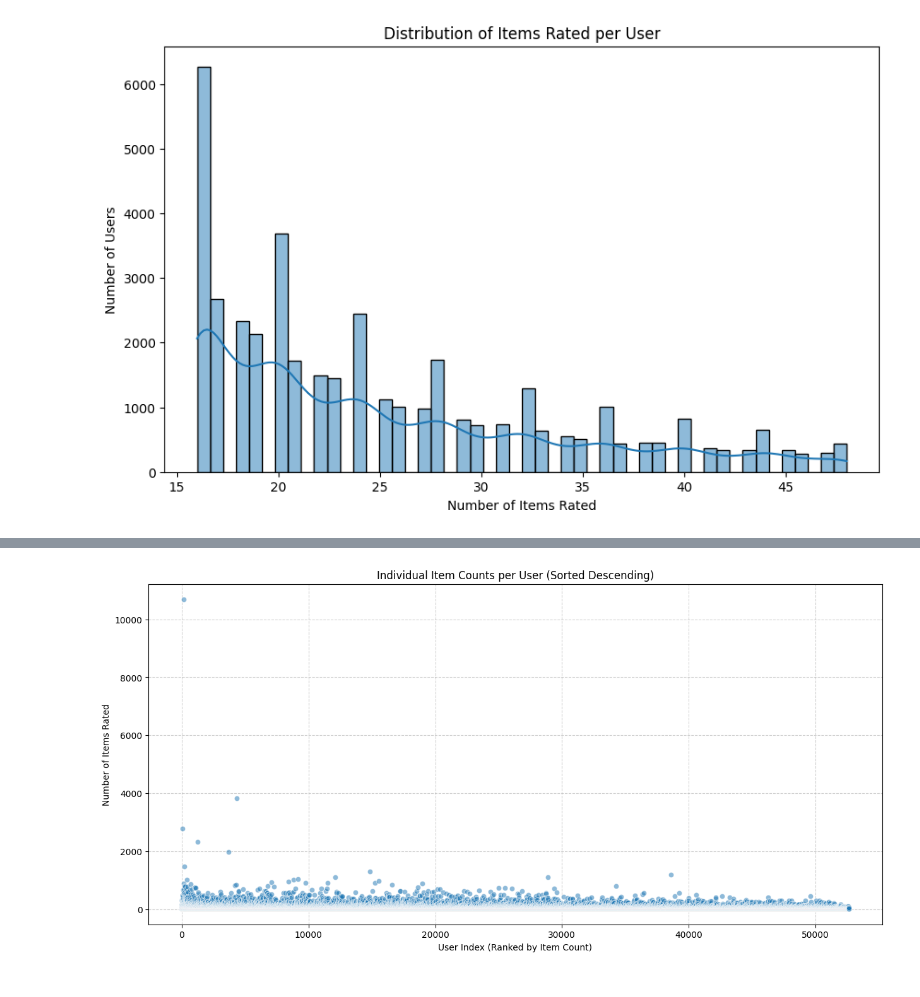
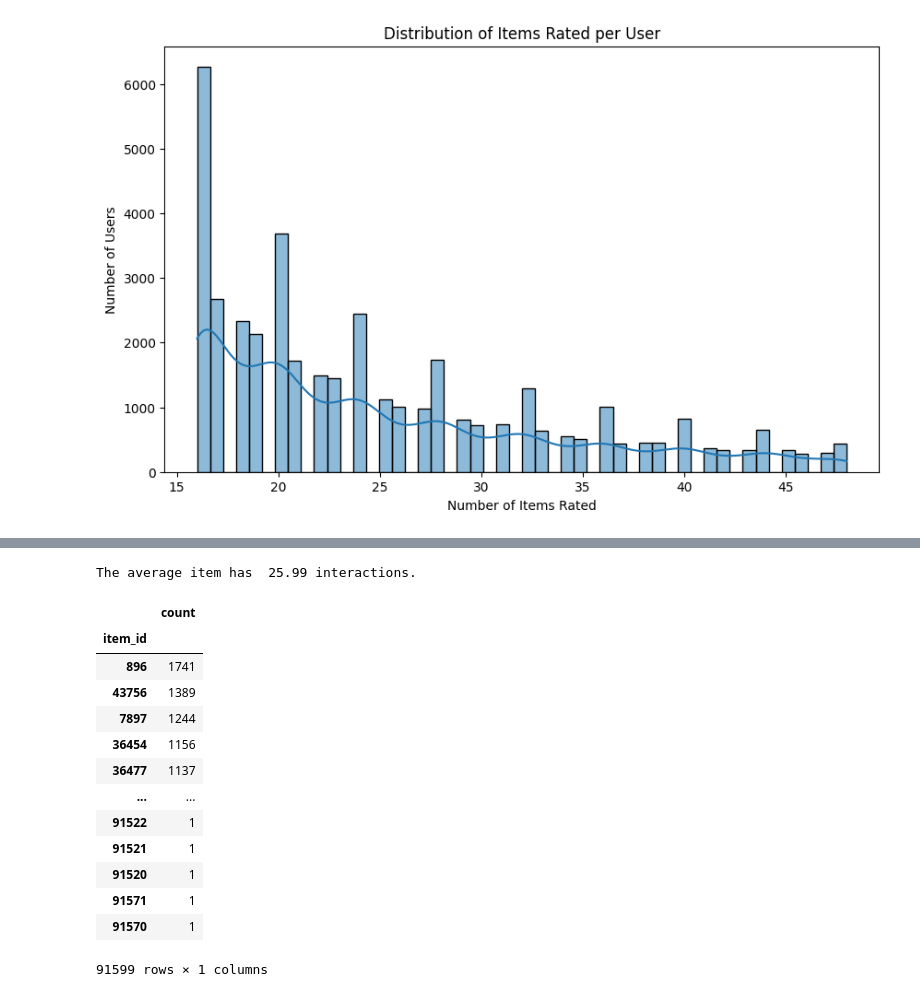
Before and after one commit to paulsoriiiano/cmpe-256-project, a Jupyter notebook: EDA.ipynb, the cells around one changed output, grey strips where cells are left out. Cells and saved outputs as stored; diff of their text form; code cells hidden in the pictures.

```diff
--- a/EDA.ipynb
+++ b/EDA.ipynb
@@ -112,17 +96,21 @@ plt.show()
-# %%
-import matplotlib.pyplot as plt
-import seaborn as sns
-
-# Ensure total_items is reset to include all users and sorted by count
-total_items = df.groupby(by="user_id").count().sort_values(by="item_id", ascending=False).rename(columns={"item_id": "count"})
-
-plt.figure(figsize=(15, 7))
-# Plotting the 'count' directly against its index (which represents the rank due to sorting)
-sns.lineplot(x=total_items.index, y=total_items['count'], marker='o', linestyle='none', alpha=0.5)
-plt.title('Individual Item Counts per User (Sorted Descending)')
-plt.xlabel('User Index (Ranked by Item Count)')
-plt.ylabel('Number of Items Rated')
-plt.grid(True, linestyle='--', alpha=0.6)
-plt.show()
-# %% [output]
-[figure, removed]
+# %%
+# Check most interacted (popular) items.
+popular_items = df.groupby(by="item_id").count().rename(columns={"user_id": "count"}).sort_values(by="count", ascending=False)
+print(f"The average item has {popular_items.mean()["count"]: .2f} interactions.")
+popular_items
+# %% [output]
+The average item has  25.99 interactions.
+|  | count |
+| item_id |  |
+| 896 | 1741 |
+| 43756 | 1389 |
+| 7897 | 1244 |
+| 36454 | 1156 |
+| 36477 | 1137 |
+| ... | ... |
+| 91522 | 1 |
+| 91521 | 1 |
+| 91520 | 1 |
+| 91571 | 1 |
+| 91570 | 1 |
+91599 rows × 1 columns
```
Also changed, not shown: parts of 2 cells of this notebook.
